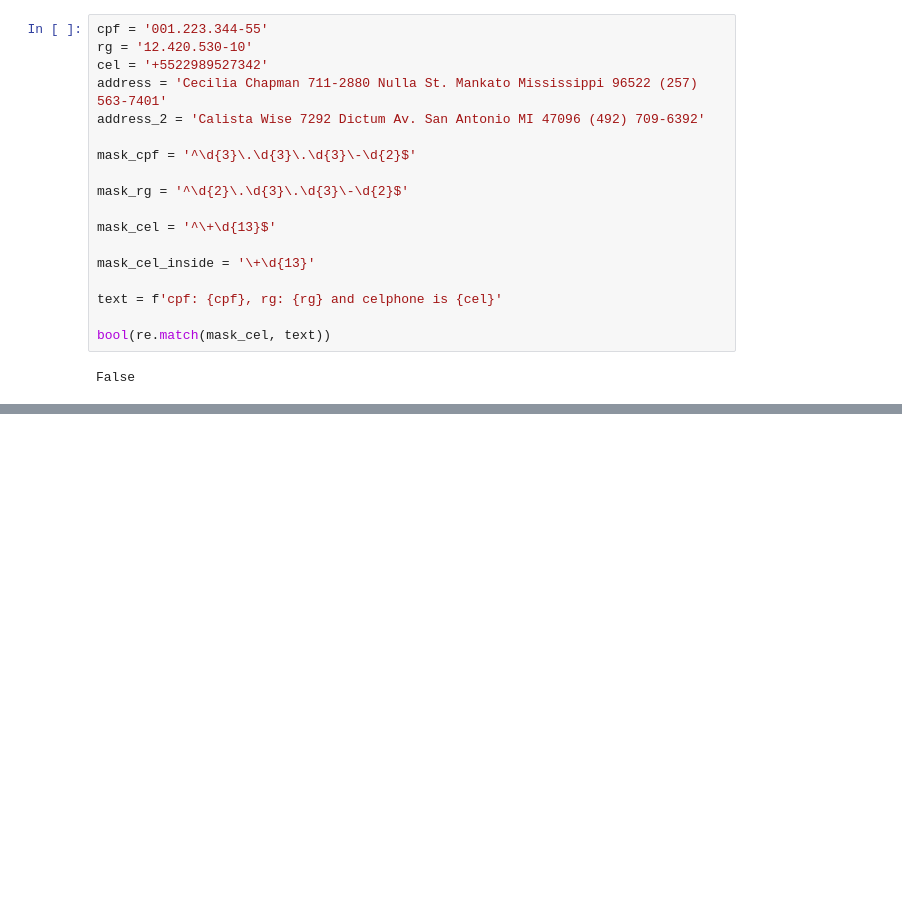
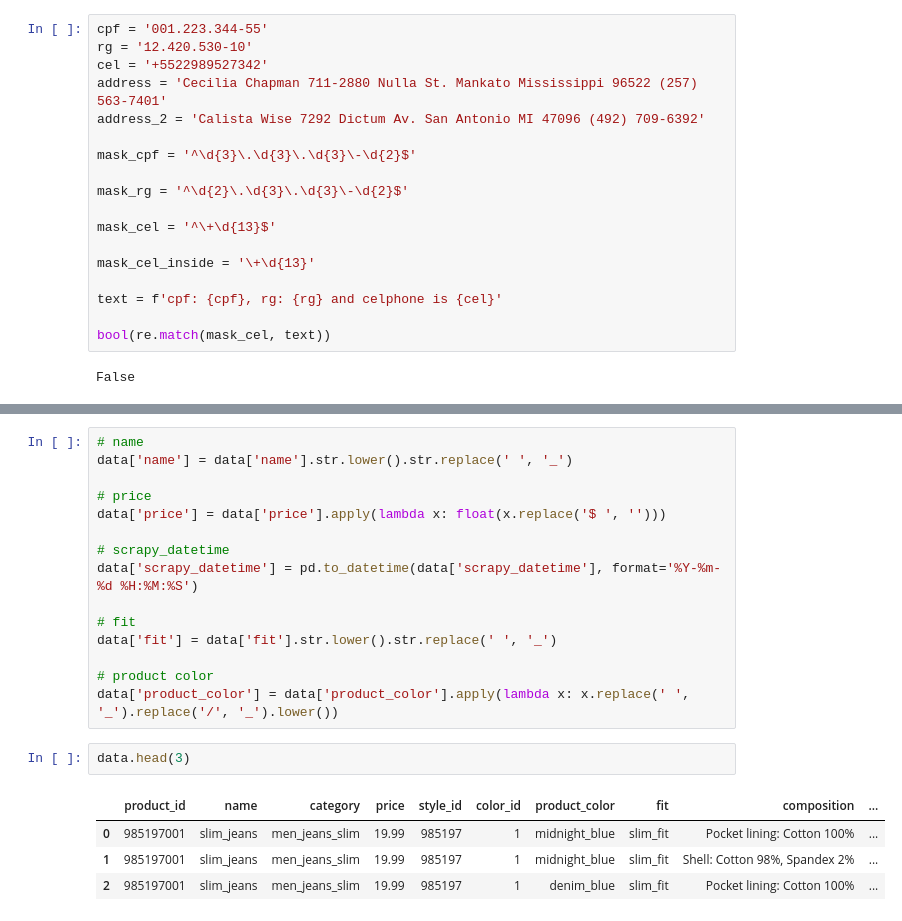
Before and after one commit to MarcosRMG/ds_ao_dev, a Jupyter notebook: notebooks/DS ao DEV.ipynb, the cells around one changed output, grey strips where cells are left out. Saved outputs shown, nothing was run; the diff lists cells and outputs as text; blank space fills up the shorter version.

```diff
--- a/notebooks/DS ao DEV.ipynb
+++ b/notebooks/DS ao DEV.ipynb
@@ -819,0 +881,22 @@ mask = 'St|Av'
+# %%
+# name
+data['name'] = data['name'].str.lower().str.replace(' ', '_')
+
+# price
+data['price'] = data['price'].apply(lambda x: float(x.replace('$ ', '')))
+
+# scrapy_datetime
+data['scrapy_datetime'] = pd.to_datetime(data['scrapy_datetime'], format='%Y-%m-%d %H:%M:%S')
+
+# fit
+data['fit'] = data['fit'].str.lower().str.replace(' ', '_')
+
+# product color
+data['product_color'] = data['product_color'].apply(lambda x: x.replace(' ', '_').replace('/', '_').lower())
+# %%
+data.head(3)
+# %% [output]
+|  | product_id | name | category | price | style_id | color_id | product_color | fit | composition | ... |
+| 0 | 985197001 | slim_jeans | men_jeans_slim | 19.99 | 985197 | 1 | midnight_blue | slim_fit | Pocket lining: Cotton 100% | ... |
+| 1 | 985197001 | slim_jeans | men_jeans_slim | 19.99 | 985197 | 1 | midnight_blue | slim_fit | Shell: Cotton 98%, Spandex 2% | ... |
+| 2 | 985197001 | slim_jeans | men_jeans_slim | 19.99 | 985197 | 1 | denim_blue | slim_fit | Pocket lining: Cotton 100% | ... |
```
Also changed, not shown: parts of 12 cells of this notebook, 2 other files.
